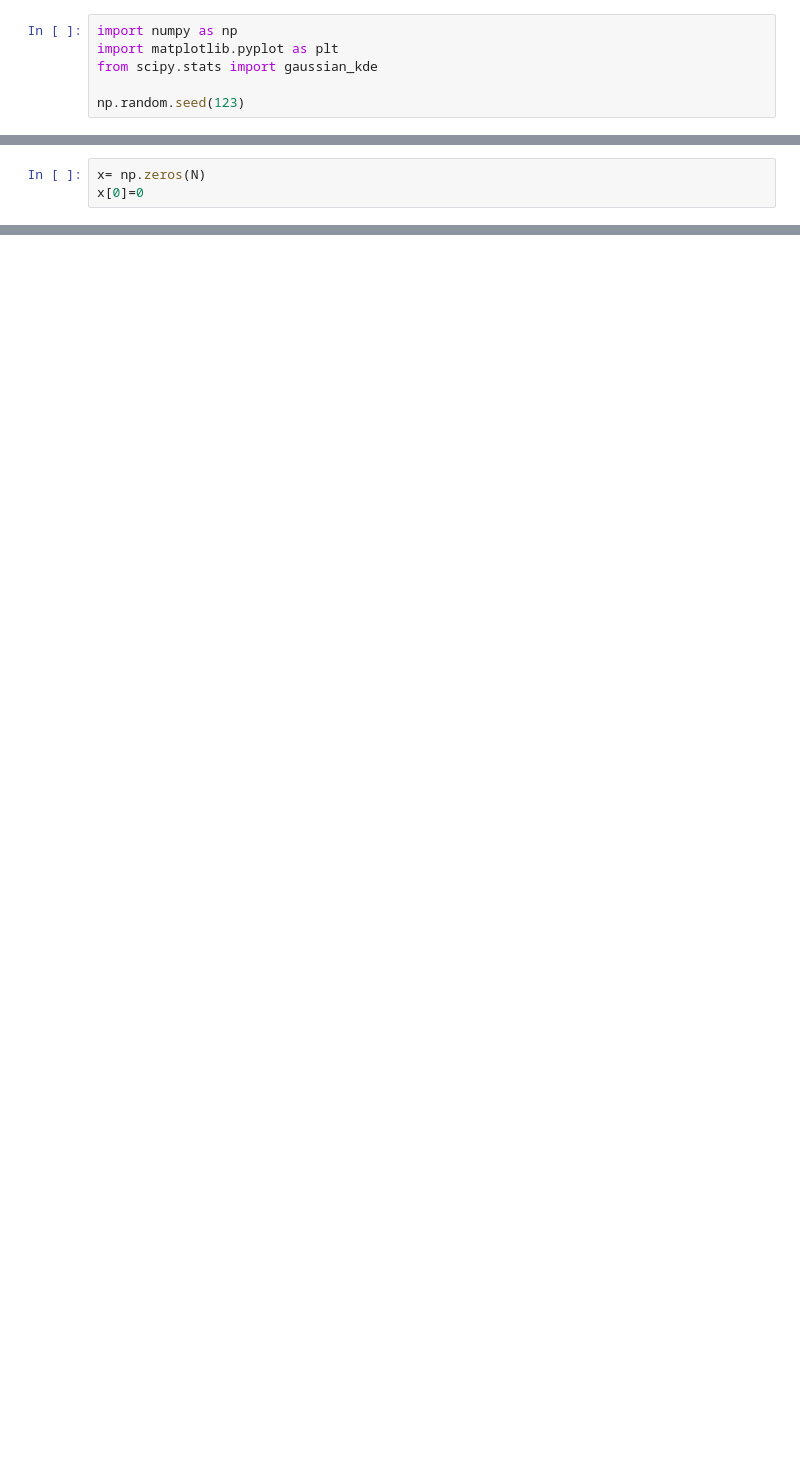
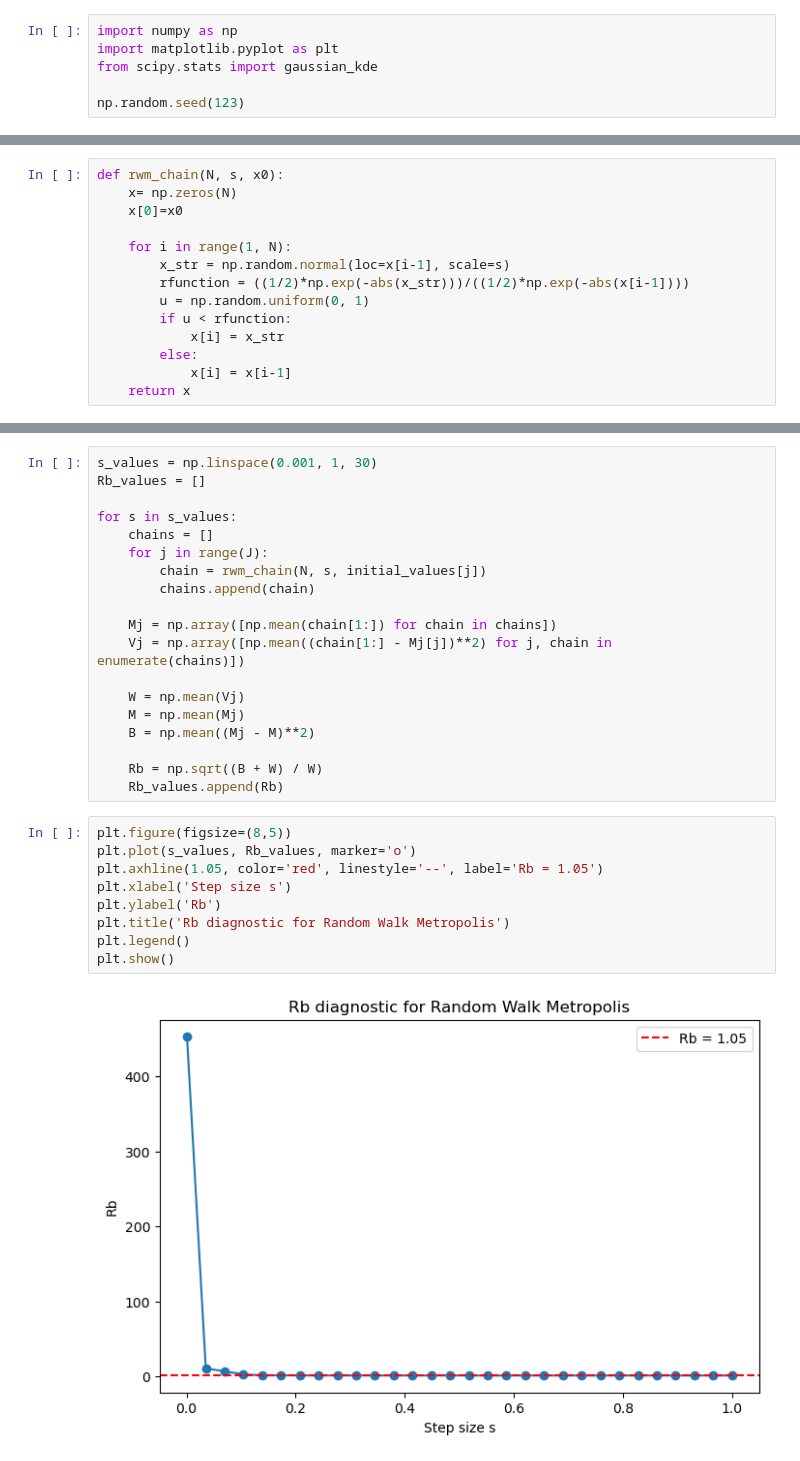
Before and after one commit to nightymighty68/ST2195-Coursework, a Jupyter notebook: test1.ipynb, the cells around one changed output, grey strips where cells are left out. Saved outputs shown, nothing was run; the diff lists cells and outputs as text; blank space fills up the shorter version.

```diff
--- a/test1.ipynb
+++ b/test1.ipynb
@@ -10,3 +7,14 @@ s=1
 # %%
-x= np.zeros(N)
-x[0]=0
+def rwm_chain(N, s, x0):
+    x= np.zeros(N)
+    x[0]=x0
+
+    for i in range(1, N):
+        x_str = np.random.normal(loc=x[i-1], scale=s)
+        rfunction = ((1/2)*np.exp(-abs(x_str)))/((1/2)*np.exp(-abs(x[i-1])))
+        u = np.random.uniform(0, 1)
+        if u < rfunction:
+            x[i] = x_str
+        else:
+            x[i] = x[i-1]
+    return x
@@ -22,3 +26,33 @@ for i in range(1, N):
+# %%
+s_values = np.linspace(0.001, 1, 30)
+Rb_values = []
+
+for s in s_values:
+    chains = []
+    for j in range(J):
+        chain = rwm_chain(N, s, initial_values[j])
+        chains.append(chain)
+
+    Mj = np.array([np.mean(chain[1:]) for chain in chains])
+    Vj = np.array([np.mean((chain[1:] - Mj[j])**2) for j, chain in enumerate(chains)])
+
+    W = np.mean(Vj)
+    M = np.mean(Mj)
+    B = np.mean((Mj - M)**2)
+
+    Rb = np.sqrt((B + W) / W)
+    Rb_values.append(Rb)
+# %%
+plt.figure(figsize=(8,5))
+plt.plot(s_values, Rb_values, marker='o')
+plt.axhline(1.05, color='red', linestyle='--', label='Rb = 1.05')
+plt.xlabel('Step size s')
+plt.ylabel('Rb')
+plt.title('Rb diagnostic for Random Walk Metropolis')
+plt.legend()
+plt.show()
+# %% [output]
+[figure, added]
 # %%
 x_grid = np.linspace(-8, 8, 400)
 true_density = 0.5 * np.exp(-np.abs(x_grid))
```
Also changed, not shown: parts of 4 cells of this notebook.
